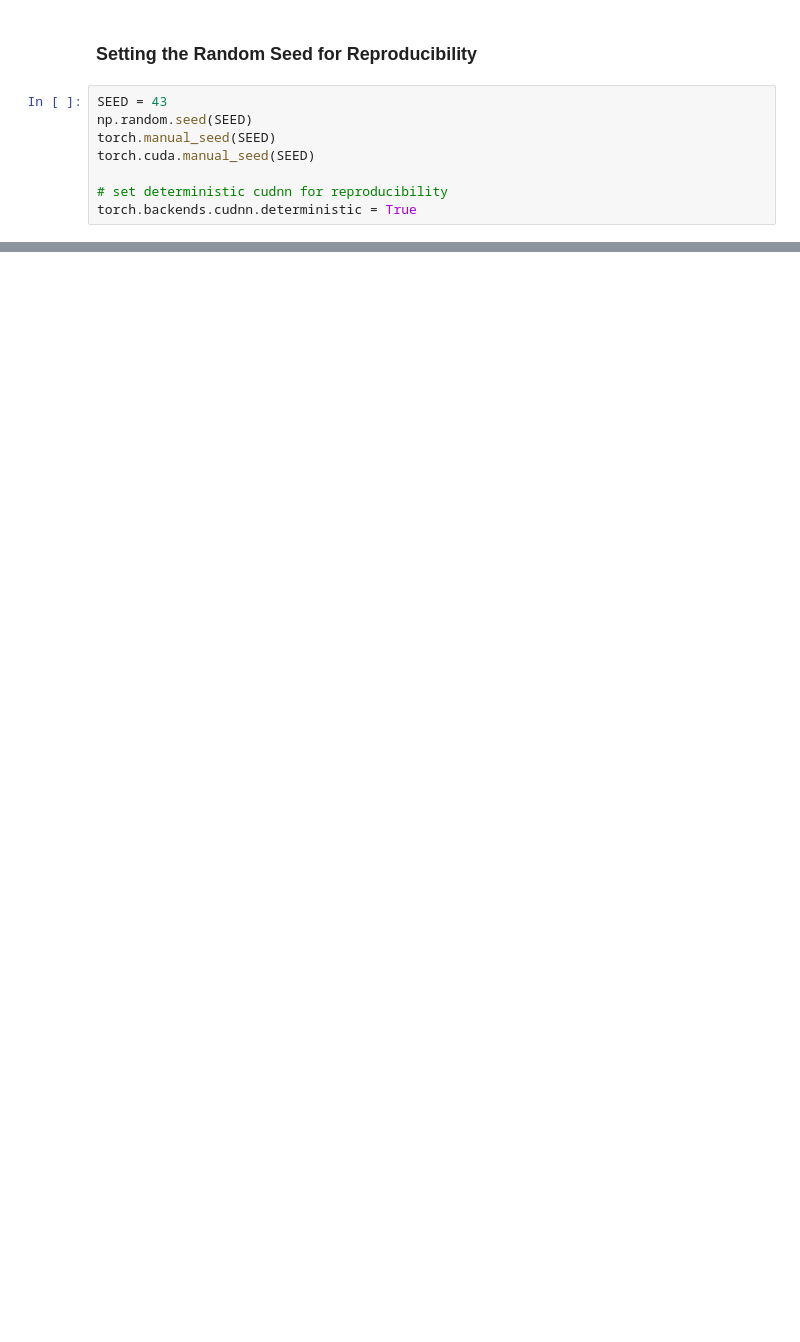
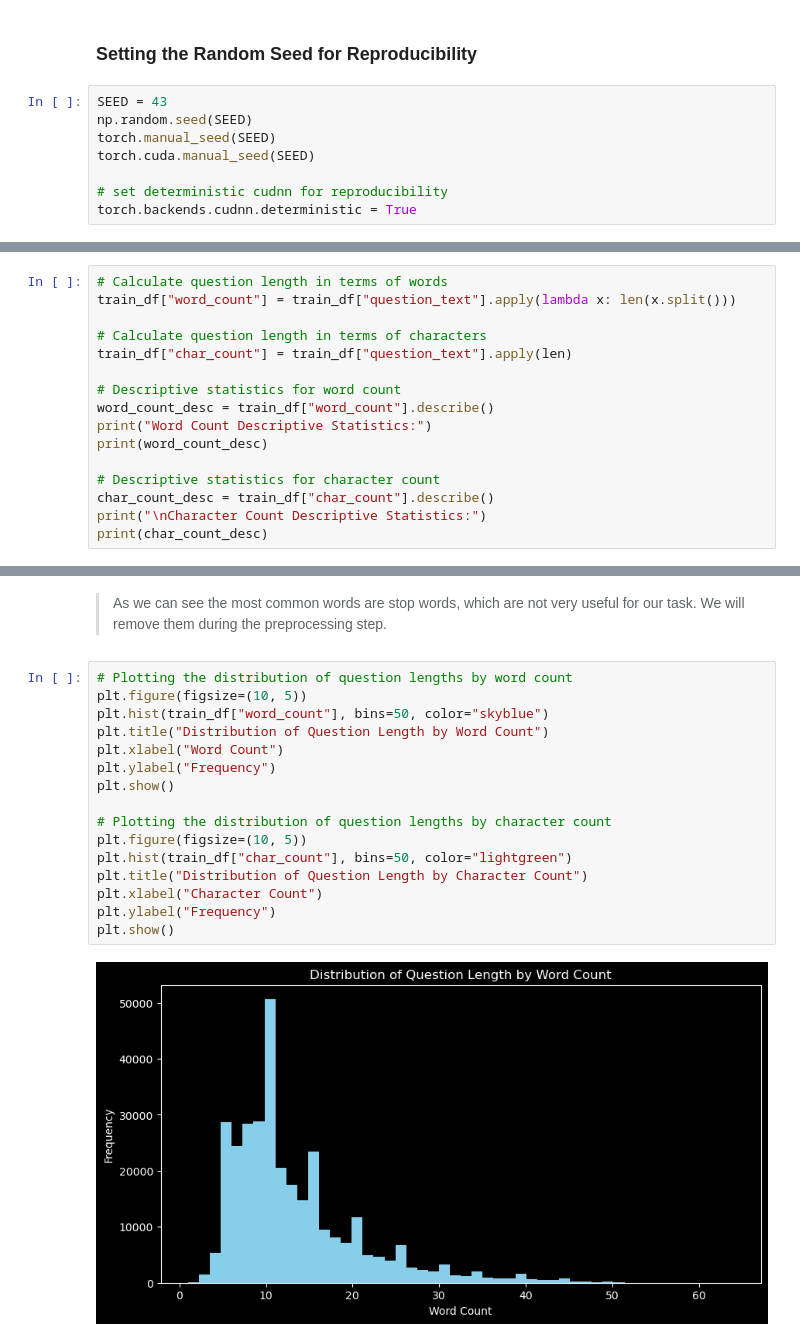
Before and after one commit to BRJoaquin/question-classifier-nlp, a Jupyter notebook: question-classifier.ipynb, the cells around one changed output, grey strips where cells are left out. Drawn from its saved outputs; the diff is of its cells as text; blank space fills up the shorter version.

```diff
--- a/question-classifier.ipynb
+++ b/question-classifier.ipynb
@@ -98,0 +251,16 @@ torch.backends.cudnn.deterministic = True
+# %%
+# Calculate question length in terms of words
+train_df["word_count"] = train_df["question_text"].apply(lambda x: len(x.split()))
+
+# Calculate question length in terms of characters
+train_df["char_count"] = train_df["question_text"].apply(len)
+
+# Descriptive statistics for word count
+word_count_desc = train_df["word_count"].describe()
+print("Word Count Descriptive Statistics:")
+print(word_count_desc)
+
+# Descriptive statistics for character count
+char_count_desc = train_df["char_count"].describe()
+print("\nCharacter Count Descriptive Statistics:")
+print(char_count_desc)
@@ -98,0 +317,20 @@ torch.backends.cudnn.deterministic = True
+# %% [markdown]
+> As we can see the most common words are stop words, which are not very useful for our task. We will remove them during the preprocessing step.
+# %%
+# Plotting the distribution of question lengths by word count
+plt.figure(figsize=(10, 5))
+plt.hist(train_df["word_count"], bins=50, color="skyblue")
+plt.title("Distribution of Question Length by Word Count")
+plt.xlabel("Word Count")
+plt.ylabel("Frequency")
+plt.show()
+
+# Plotting the distribution of question lengths by character count
+plt.figure(figsize=(10, 5))
+plt.hist(train_df["char_count"], bins=50, color="lightgreen")
+plt.title("Distribution of Question Length by Character Count")
+plt.xlabel("Character Count")
+plt.ylabel("Frequency")
+plt.show()
+# %% [output]
+[figure, added]
```
Also changed, not shown: parts of 60 cells of this notebook, 2 other files.
